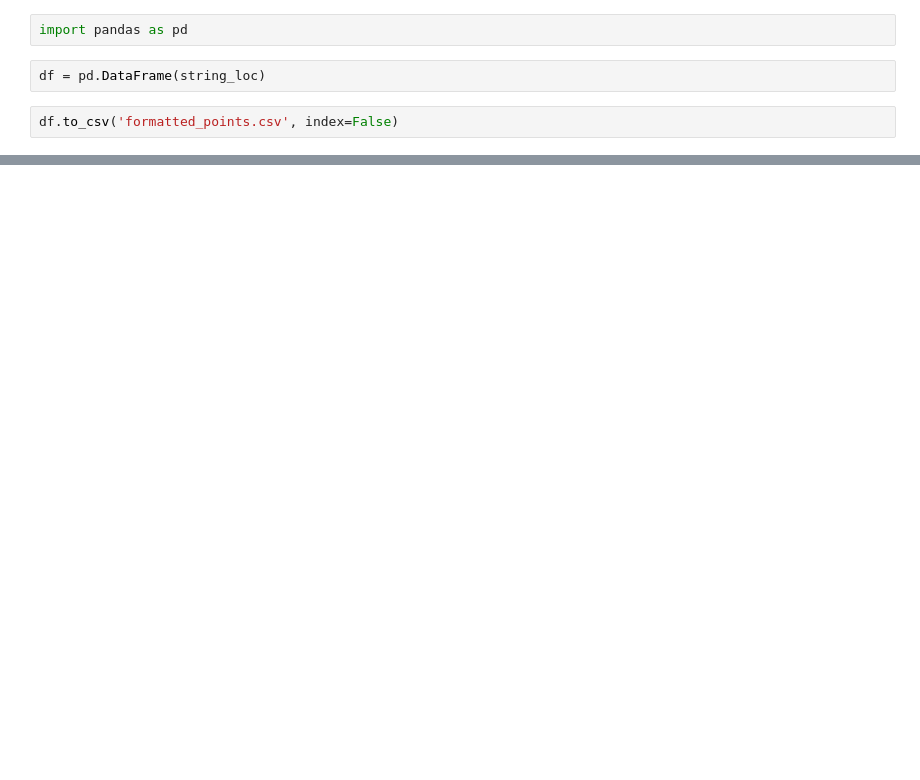
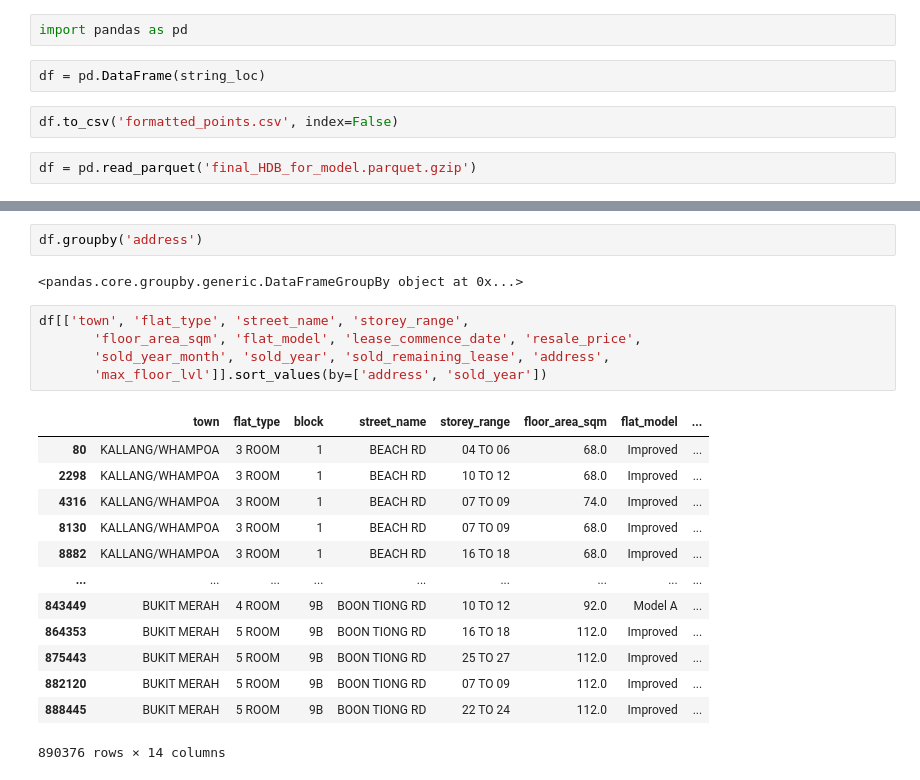
Before and after one commit to kthemanth/kthemanth.github.io, a Jupyter notebook: onemap.ipynb, the cells around one changed output, grey strips where cells are left out. Drawn from its saved outputs; the diff is of its cells as text; blank space fills up the shorter version.

```diff
--- a/onemap.ipynb
+++ b/onemap.ipynb
@@ -241,3 +250,5 @@ import pandas as pd
 df = pd.DataFrame(string_loc)
 # %%
 df.to_csv('formatted_points.csv', index=False)
+# %%
+df = pd.read_parquet('final_HDB_for_model.parquet.gzip')
@@ -243,0 +297,23 @@ df.to_csv('formatted_points.csv', index=False)
+# %%
+df.groupby('address')
+# %% [output]
+<pandas.core.groupby.generic.DataFrameGroupBy object at 0x...>
+# %%
+df[['town', 'flat_type', 'street_name', 'storey_range',
+       'floor_area_sqm', 'flat_model', 'lease_commence_date', 'resale_price',
+       'sold_year_month', 'sold_year', 'sold_remaining_lease', 'address',
+       'max_floor_lvl']].sort_values(by=['address', 'sold_year'])
+# %% [output]
+|  | town | flat_type | block | street_name | storey_range | floor_area_sqm | flat_model | ... |
+| 80 | KALLANG/WHAMPOA | 3 ROOM | 1 | BEACH RD | 04 TO 06 | 68.0 | Improved | ... |
+| 2298 | KALLANG/WHAMPOA | 3 ROOM | 1 | BEACH RD | 10 TO 12 | 68.0 | Improved | ... |
+| 4316 | KALLANG/WHAMPOA | 3 ROOM | 1 | BEACH RD | 07 TO 09 | 74.0 | Improved | ... |
+| 8130 | KALLANG/WHAMPOA | 3 ROOM | 1 | BEACH RD | 07 TO 09 | 68.0 | Improved | ... |
+| 8882 | KALLANG/WHAMPOA | 3 ROOM | 1 | BEACH RD | 16 TO 18 | 68.0 | Improved | ... |
+| ... | ... | ... | ... | ... | ... | ... | ... | ... |
+| 843449 | BUKIT MERAH | 4 ROOM | 9B | BOON TIONG RD | 10 TO 12 | 92.0 | Model A | ... |
+| 864353 | BUKIT MERAH | 5 ROOM | 9B | BOON TIONG RD | 16 TO 18 | 112.0 | Improved | ... |
+| 875443 | BUKIT MERAH | 5 ROOM | 9B | BOON TIONG RD | 25 TO 27 | 112.0 | Improved | ... |
+| 882120 | BUKIT MERAH | 5 ROOM | 9B | BOON TIONG RD | 07 TO 09 | 112.0 | Improved | ... |
+| 888445 | BUKIT MERAH | 5 ROOM | 9B | BOON TIONG RD | 22 TO 24 | 112.0 | Improved | ... |
+890376 rows × 14 columns
```
Also changed, not shown: parts of 9 cells of this notebook, 4 other files.
